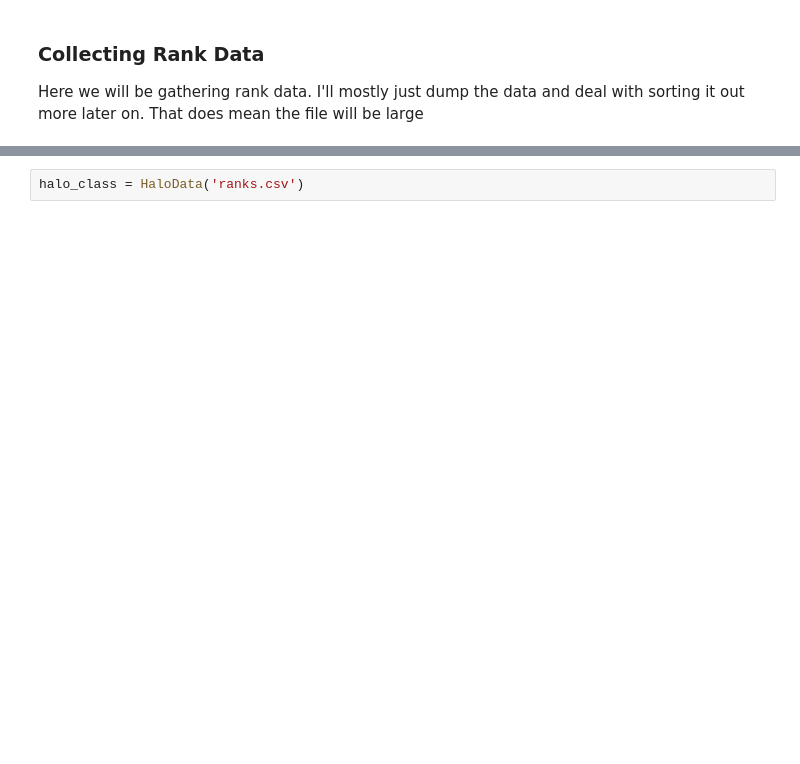
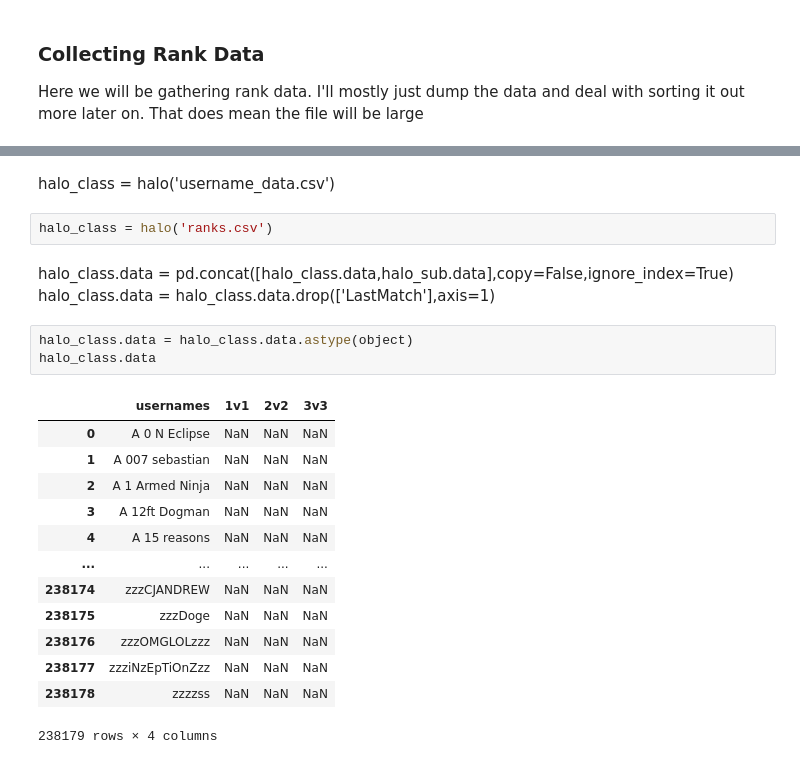
Before and after one commit to xobezo/halo, a Jupyter notebook: GatherRanks.ipynb, the cells around one changed output, grey strips where cells are left out. Cells and saved outputs as stored; diff of their text form; blank space fills up the shorter version.

Commit message:
Rank Data with 238k usernames

```diff
--- a/GatherRanks.ipynb
+++ b/GatherRanks.ipynb
@@ -92,5 +13,27 @@ class HaloData():
+# %% [markdown]
+halo_class = halo('username_data.csv')
 # %%
-halo_class = HaloData('ranks.csv')
+halo_class = halo('ranks.csv')
+# %% [markdown]
+halo_class.data = pd.concat([halo_class.data,halo_sub.data],copy=False,ignore_index=True)
+halo_class.data = halo_class.data.drop(['LastMatch'],axis=1)
+# %%
+halo_class.data = halo_class.data.astype(object)
+halo_class.data
+# %% [output]
+|  | usernames | 1v1 | 2v2 | 3v3 |
+| 0 | A 0 N Eclipse | NaN | NaN | NaN |
+| 1 | A 007 sebastian | NaN | NaN | NaN |
+| 2 | A 1 Armed Ninja | NaN | NaN | NaN |
+| 3 | A 12ft Dogman | NaN | NaN | NaN |
+| 4 | A 15 reasons | NaN | NaN | NaN |
+| ... | ... | ... | ... | ... |
+| 238174 | zzzCJANDREW | NaN | NaN | NaN |
+| 238175 | zzzDoge | NaN | NaN | NaN |
+| 238176 | zzzOMGLOLzzz | NaN | NaN | NaN |
+| 238177 | zzziNzEpTiOnZzz | NaN | NaN | NaN |
+| 238178 | zzzzss | NaN | NaN | NaN |
+238179 rows × 4 columns
 # %%
 # The list I'll be using
 names = halo_class.gamertags(nasort='yes')
```
Also changed, not shown: parts of 6 cells of this notebook, 1 other file.
